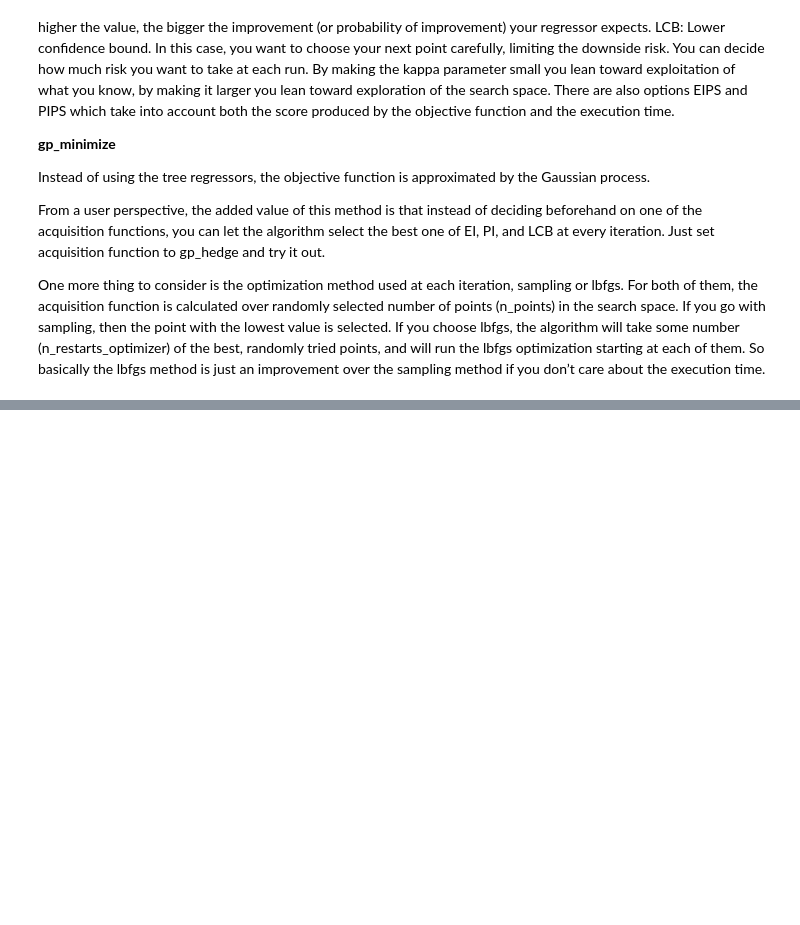
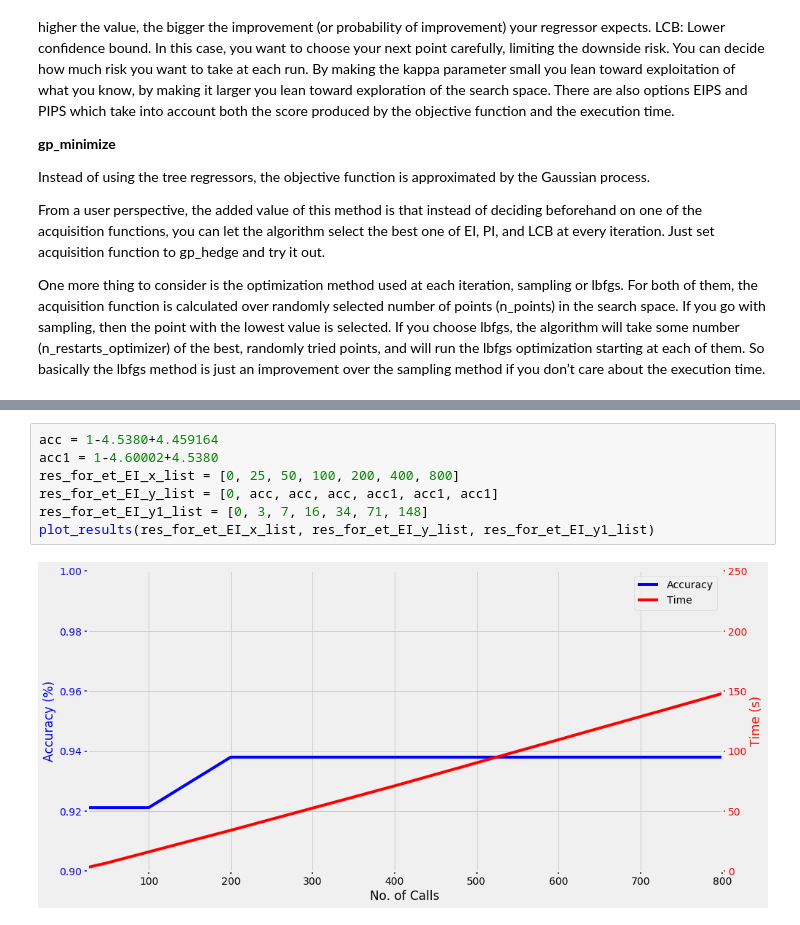
Before and after one commit to johngreibelarsen/compare-hyperparam-opt, a Jupyter notebook: scopt.ipynb, the cells around one changed output, grey strips where cells are left out. Drawn from its saved outputs; the diff is of its cells as text; blank space fills up the shorter version.

```diff
--- a/scopt.ipynb
+++ b/scopt.ipynb
@@ -211,0 +320,9 @@ SPACE = [Real(-5.0, 6.0, name='x', prior='uniform')]
+# %%
+acc = 1-4.5380+4.459164
+acc1 = 1-4.60002+4.5380
+res_for_et_EI_x_list = [0, 25, 50, 100, 200, 400, 800]
+res_for_et_EI_y_list = [0, acc, acc, acc, acc1, acc1, acc1]
+res_for_et_EI_y1_list = [0, 3, 7, 16, 34, 71, 148]
+plot_results(res_for_et_EI_x_list, res_for_et_EI_y_list, res_for_et_EI_y1_list)
+# %% [output]
+[figure, added]
```
Also changed, not shown: parts of 46 cells of this notebook.
